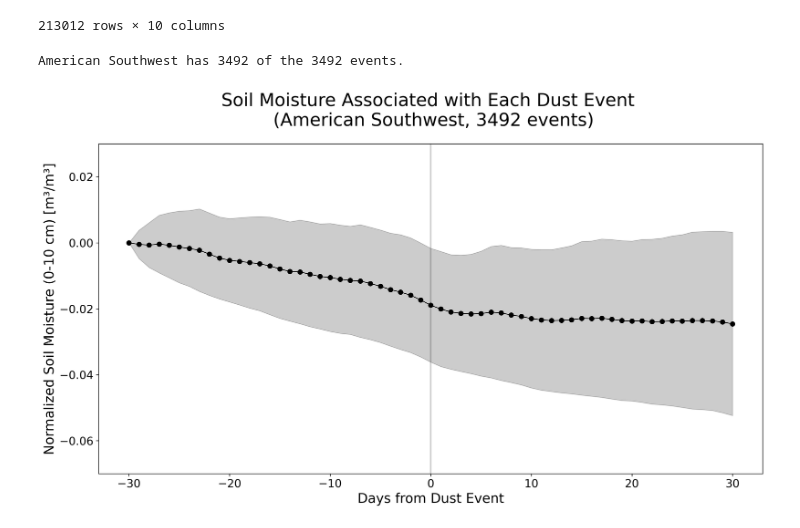
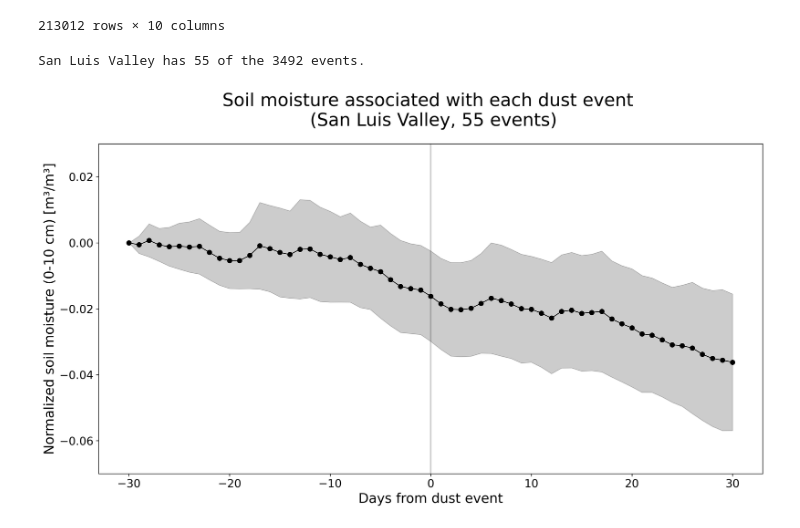
Before and after one commit to jesseturner/WLDAS_Analysis, a Jupyter notebook: ANALYSIS_time_trend.ipynb, the cells around one changed output. Saved outputs shown, nothing was run; the diff lists cells and outputs as text; code cells hidden in the pictures.

```diff
--- a/ANALYSIS_time_trend.ipynb
+++ b/ANALYSIS_time_trend.ipynb
@@ -27,7 +27,7 @@ dust_time_trends
 | 213011 | 213011 | 20201229 | 29.45 | -106.33 | 1830 | 1830 | 2021-01-28 18:30:00 | 3491 | NaN | ... |
 213012 rows × 10 columns
 # %%
-location_name = "American Southwest"
+location_name = "San Luis Valley"
 lat_min, lat_max, lon_min, lon_max = common_functions._get_coords_for_region(location_name)
 
 dust_time_trends_filtered = dust_time_trends[
@@ -39,7 +39,7 @@ dust_time_trends_filtered = dust_time_trends[
 
 print(f"{location_name} has {dust_time_trends_filtered["dust_event_id"].nunique()} of the {dust_time_trends["dust_event_id"].nunique()} events.")
 # %% [output]
-American Southwest has 3492 of the 3492 events.
+San Luis Valley has 55 of the 3492 events.
 # %%
 rows = []
 for id in dust_time_trends_filtered["dust_event_id"].unique():
@@ -51,25 +51,25 @@ trend_std = np.nanstd(trend_2d, axis=0)
 # %%
 fig, ax = plt.subplots(figsize=(16, 8), dpi=300)
 
 x = range(-30,31)
 
 ax.plot(x, trend_mean, color='black', linewidth=1, marker='o')
 
 ax.fill_between(x,
     trend_mean - trend_std/2,
     trend_mean + trend_std/2,
     color='black', alpha=0.2)
 
 ax.axvline(x=0, color='black', linewidth=2, alpha=0.2)
 
 ax.tick_params(axis='both', labelsize=15)
-ax.set_ylabel("Normalized Soil Moisture (0-10 cm) [m³/m³]", fontsize=18)
-ax.set_xlabel("Days from Dust Event", fontsize=18)
-ax.set_title(f"Soil Moisture Associated with Each Dust Event \n ({location_name}, {dust_time_trends_filtered["dust_event_id"].nunique()} events)", fontsize=24, pad=24)
+ax.set_ylabel("Normalized soil moisture (0-10 cm) [m³/m³]", fontsize=18)
+ax.set_xlabel("Days from dust event", fontsize=18)
+ax.set_title(f"Soil moisture associated with each dust event \n ({location_name}, {dust_time_trends_filtered["dust_event_id"].nunique()} events)", fontsize=24, pad=24)
 ax.set_ylim(-0.07, 0.03)
 
 plt.savefig(f"plots/2_soil_moisture_1_average_trend_{location_name.replace(" ", "_").lower()}.png",
             dpi=600, bbox_inches='tight')
 plt.show()
 # %% [output]
-[figure, old version]
+[figure, new version]
```
Also changed, not shown: 1 other file.
